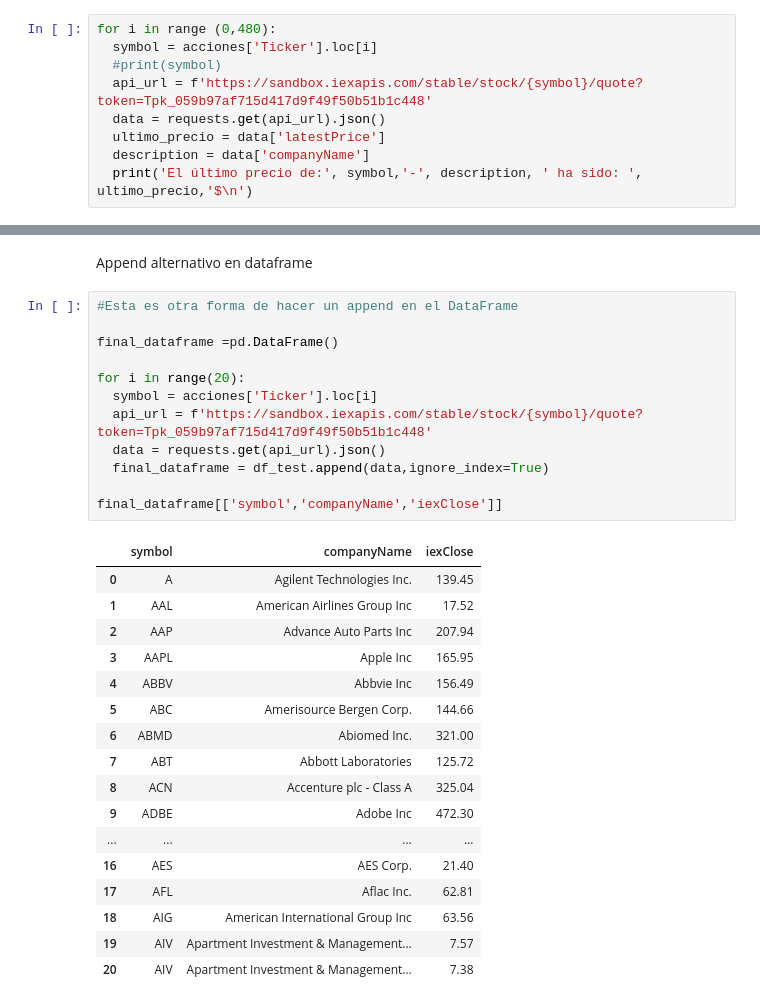
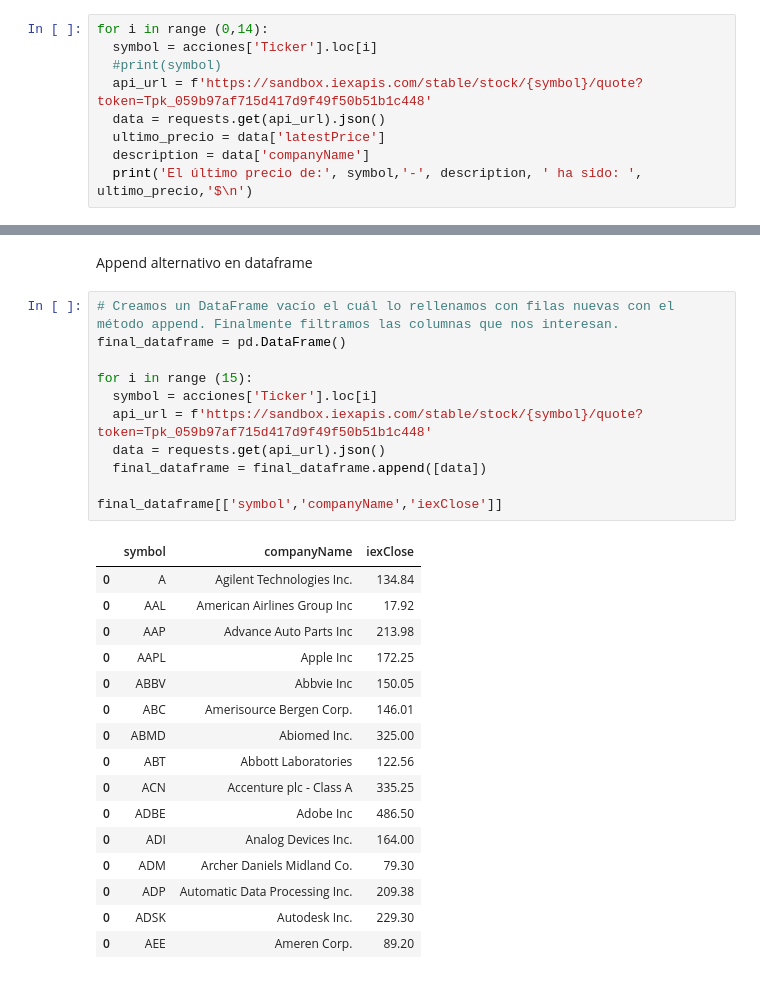
Before and after one commit to ferranfont/Introduccion_al_trading_algoritmico, a Jupyter notebook: API_IEX.ipynb, the cells around one changed output, grey strips where cells are left out. Drawn from its saved outputs; the diff is of its cells as text.

```diff
--- a/API_IEX.ipynb
+++ b/API_IEX.ipynb
@@ -114,5 +114,5 @@ La subida ha sido del: 2.22 %
 # %%
-for i in range (0,480):
+for i in range (0,14):
   symbol = acciones['Ticker'].loc[i]
   #print(symbol)
   api_url = f'https://sandbox.iexapis.com/stable/stock/{symbol}/quote?token=Tpk_059b97af715d417d9f49f50b51b1c448'
@@ -175,32 +174,30 @@ AMZN
 # %% [markdown]
 Append alternativo en dataframe
 # %%
-#Esta es otra forma de hacer un append en el DataFrame
+# Creamos un DataFrame vacío el cuál lo rellenamos con filas nuevas con el método append. Finalmente filtramos las columnas que nos interesan.
+final_dataframe = pd.DataFrame()
 
-final_dataframe =pd.DataFrame()
-
-for i in range(20):
+for i in range (15):
   symbol = acciones['Ticker'].loc[i]
   api_url = f'https://sandbox.iexapis.com/stable/stock/{symbol}/quote?token=Tpk_059b97af715d417d9f49f50b51b1c448'
   data = requests.get(api_url).json()
-  final_dataframe = df_test.append(data,ignore_index=True)
+  final_dataframe = final_dataframe.append([data])
 
 final_dataframe[['symbol','companyName','iexClose']]
 # %% [output]
 |  | symbol | companyName | iexClose |
-| 0 | A | Agilent Technologies Inc. | 139.45 |
-| 1 | AAL | American Airlines Group Inc | 17.52 |
-| 2 | AAP | Advance Auto Parts Inc | 207.94 |
-| 3 | AAPL | Apple Inc | 165.95 |
-| 4 | ABBV | Abbvie Inc | 156.49 |
-| 5 | ABC | Amerisource Bergen Corp. | 144.66 |
-| 6 | ABMD | Abiomed Inc. | 321.00 |
-| 7 | ABT | Abbott Laboratories | 125.72 |
-| 8 | ACN | Accenture plc - Class A | 325.04 |
-| 9 | ADBE | Adobe Inc | 472.30 |
-| ... | ... | ... | ... |
-| 16 | AES | AES Corp. | 21.40 |
-| 17 | AFL | Aflac Inc. | 62.81 |
-| 18 | AIG | American International Group Inc | 63.56 |
-| 19 | AIV | Apartment Investment & Management... | 7.57 |
-| 20 | AIV | Apartment Investment & Management... | 7.38 |
+| 0 | A | Agilent Technologies Inc. | 134.84 |
+| 0 | AAL | American Airlines Group Inc | 17.92 |
+| 0 | AAP | Advance Auto Parts Inc | 213.98 |
+| 0 | AAPL | Apple Inc | 172.25 |
+| 0 | ABBV | Abbvie Inc | 150.05 |
+| 0 | ABC | Amerisource Bergen Corp. | 146.01 |
+| 0 | ABMD | Abiomed Inc. | 325.00 |
+| 0 | ABT | Abbott Laboratories | 122.56 |
+| 0 | ACN | Accenture plc - Class A | 335.25 |
+| 0 | ADBE | Adobe Inc | 486.50 |
+| 0 | ADI | Analog Devices Inc. | 164.00 |
+| 0 | ADM | Archer Daniels Midland Co. | 79.30 |
+| 0 | ADP | Automatic Data Processing Inc. | 209.38 |
+| 0 | ADSK | Autodesk Inc. | 229.30 |
+| 0 | AEE | Ameren Corp. | 89.20 |
```
Also changed, not shown: parts of 8 cells of this notebook.
